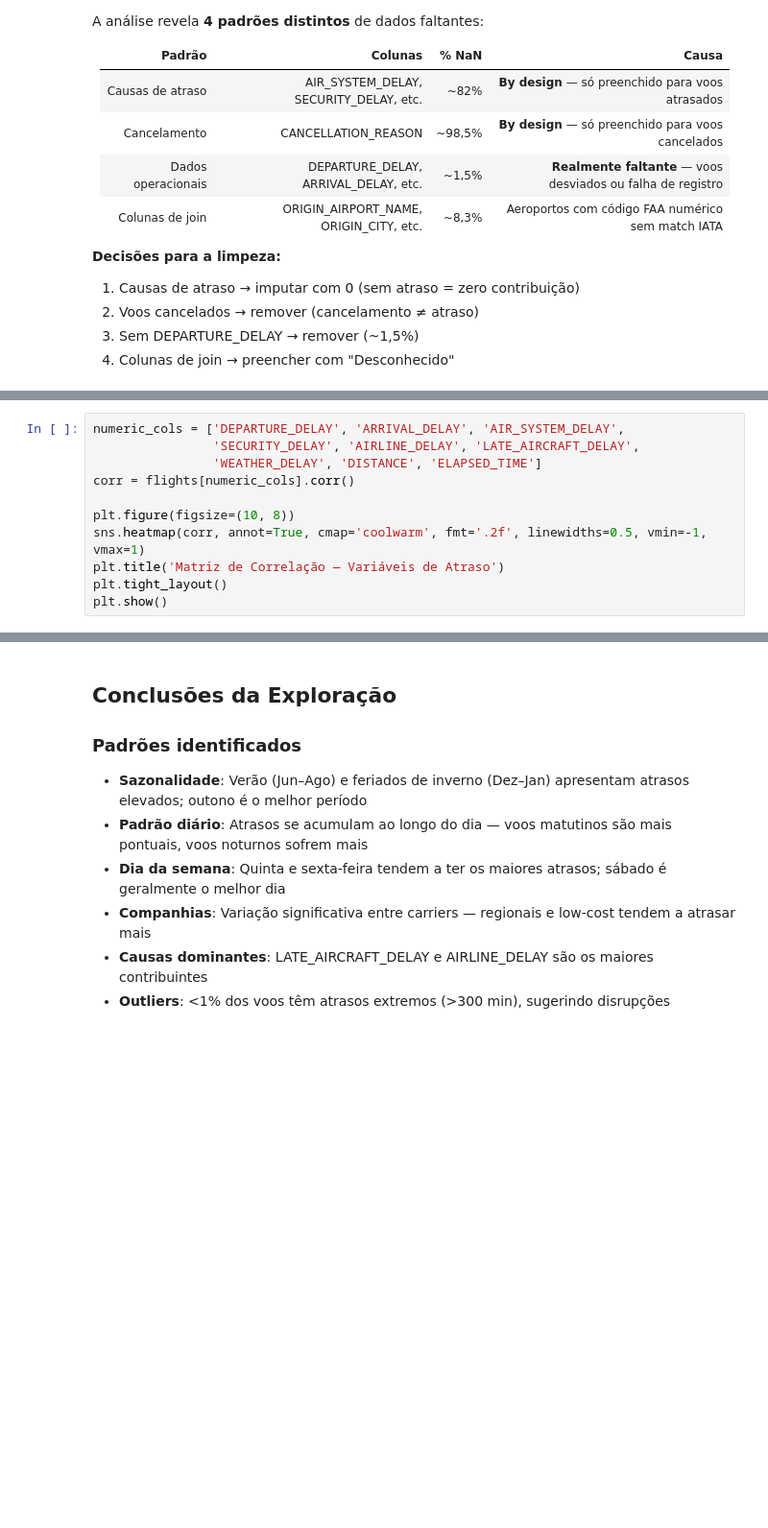
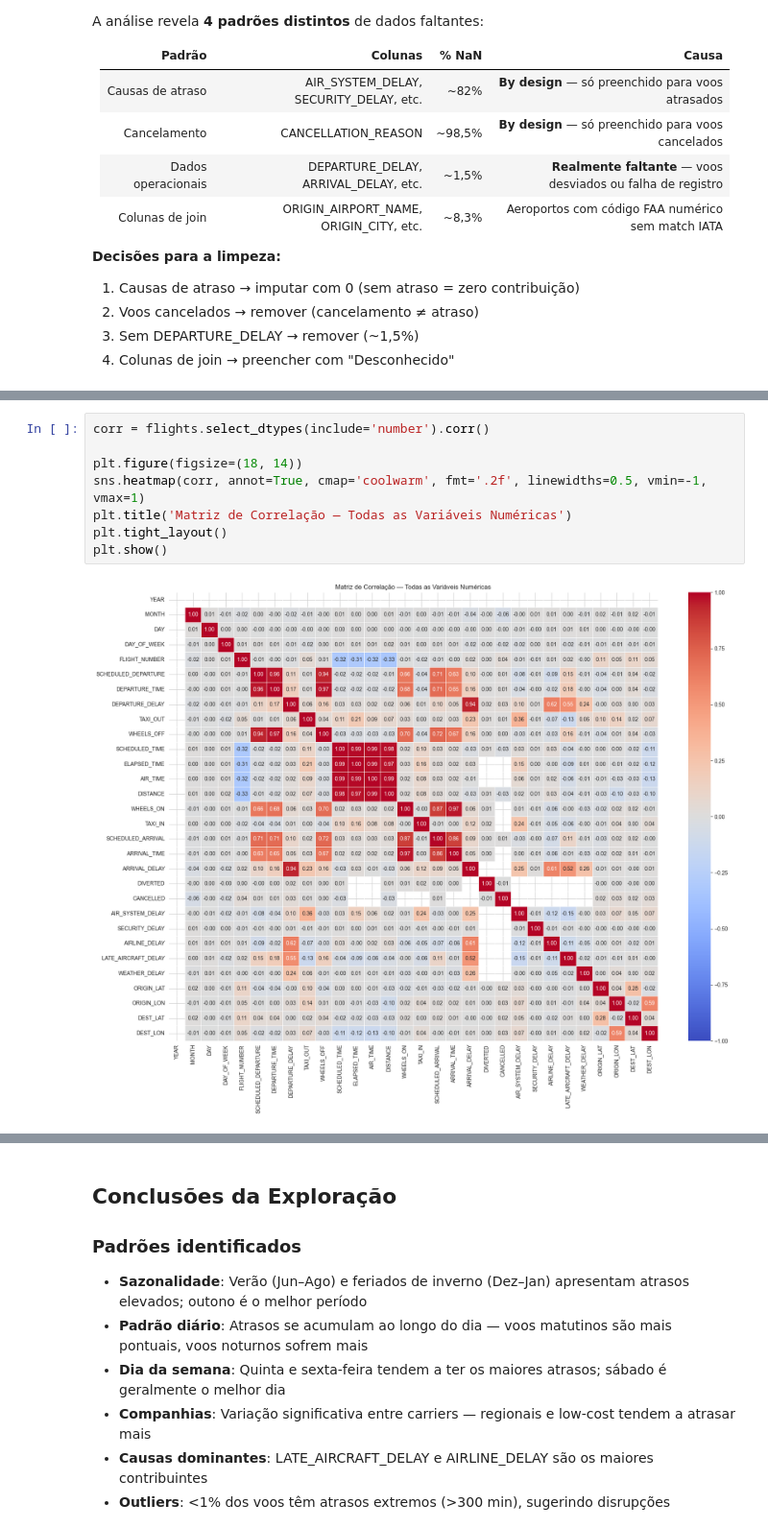
Before and after one commit to vitorpaixao/flight-deley--prediction, a Jupyter notebook: notebooks/1-EDA_exploratorio.ipynb, the cells around one changed output, grey strips where cells are left out. Shown at 96% size. Saved outputs shown, nothing was run; the diff lists cells and outputs as text; blank space fills up the shorter version.

```diff
--- a/notebooks/1-EDA_exploratorio.ipynb
+++ b/notebooks/1-EDA_exploratorio.ipynb
@@ -190,14 +307,13 @@ plt.show()
 # %%
-numeric_cols = ['DEPARTURE_DELAY', 'ARRIVAL_DELAY', 'AIR_SYSTEM_DELAY',
-                'SECURITY_DELAY', 'AIRLINE_DELAY', 'LATE_AIRCRAFT_DELAY',
-                'WEATHER_DELAY', 'DISTANCE', 'ELAPSED_TIME']
-corr = flights[numeric_cols].corr()
+corr = flights.select_dtypes(include='number').corr()
 
-plt.figure(figsize=(10, 8))
+plt.figure(figsize=(18, 14))
 sns.heatmap(corr, annot=True, cmap='coolwarm', fmt='.2f', linewidths=0.5, vmin=-1, vmax=1)
-plt.title('Matriz de Correlação — Variáveis de Atraso')
+plt.title('Matriz de Correlação — Todas as Variáveis Numéricas')
 plt.tight_layout()
 plt.show()
+# %% [output]
+[figure, added]
 # %%
 delay_cause_cols = ['AIR_SYSTEM_DELAY', 'SECURITY_DELAY', 'AIRLINE_DELAY',
                     'LATE_AIRCRAFT_DELAY', 'WEATHER_DELAY']
```
Also changed, not shown: parts of 16 cells of this notebook, 8 other files.
